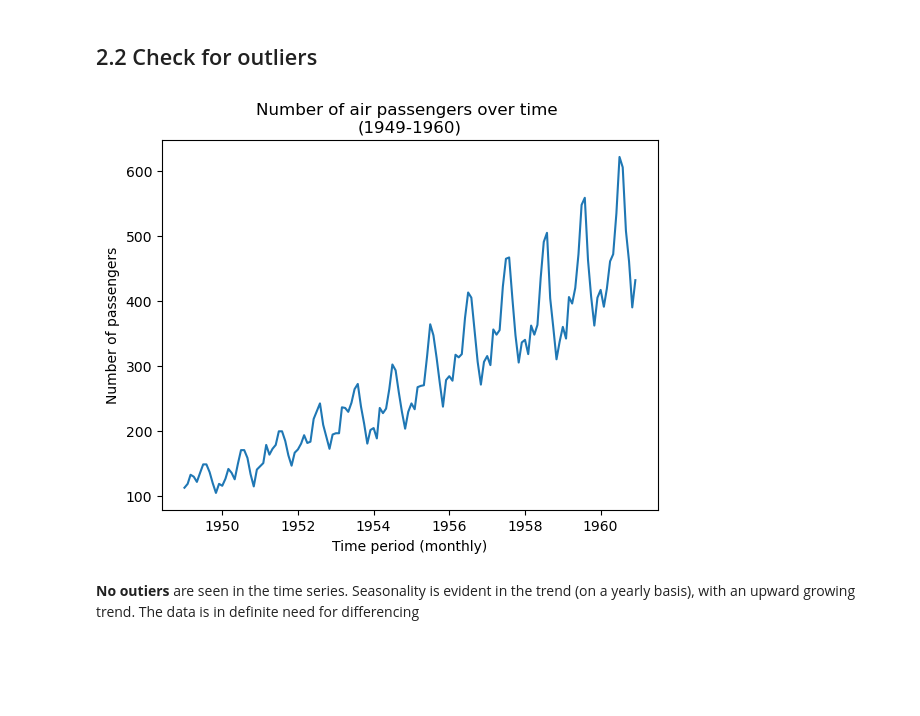
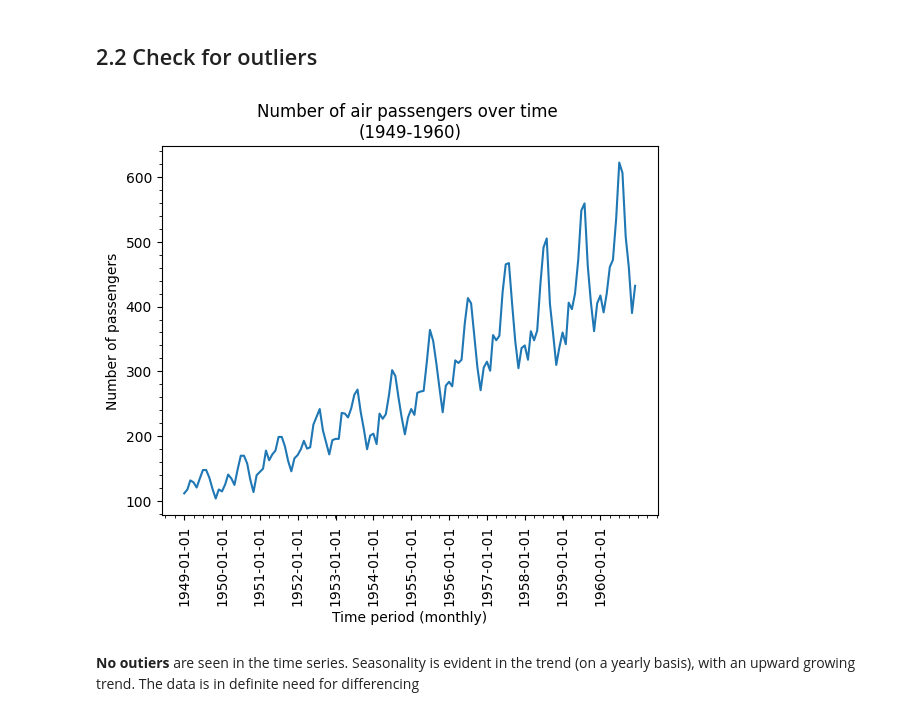
Before and after one commit to Thampi-hub/Springboard_RT, a Jupyter notebook: Cap3_AirPassengers/2_DataWrangling/TimeSeries_airpassengers.ipynb, the cells around one changed output. Drawn from its saved outputs; the diff is of its cells as text; code cells hidden in the pictures; blank space fills up the shorter version.

```diff
--- a/Cap3_AirPassengers/2_DataWrangling/TimeSeries_airpassengers.ipynb
+++ b/Cap3_AirPassengers/2_DataWrangling/TimeSeries_airpassengers.ipynb
@@ -109,12 +117,15 @@ Legend for annotation:
 # %%
 
 sns.lineplot(data=csv_data, x=csv_data.index, y="n_passengers")
+# plt.vlines(x=[], ymin=0, ymax=100)
 plt.xlabel("Time period (monthly)")
 plt.ylabel("Number of passengers")
 plt.title("Number of air passengers over time \n(1949-1960)")
+plt.minorticks_on()
+plt.xticks([i.strftime("%Y-%m") for i in csv_data.index if i.strftime("%m")=="01"], rotation=90)
 plt.show()
 # %% [output]
-[figure, old version]
+[figure, new version]
 # %% [markdown]
 **No outiers** are seen in the time series.
 Seasonality is evident in the trend (on a yearly basis), with an upward growing trend. The data is in definite need for differencing
```
Also changed, not shown: parts of 23 cells of this notebook.
